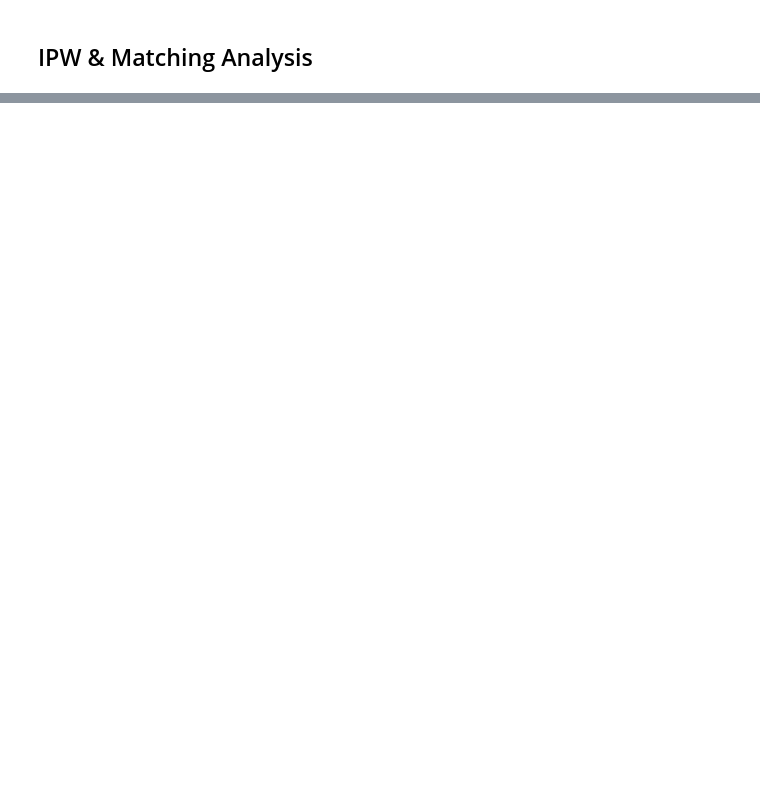
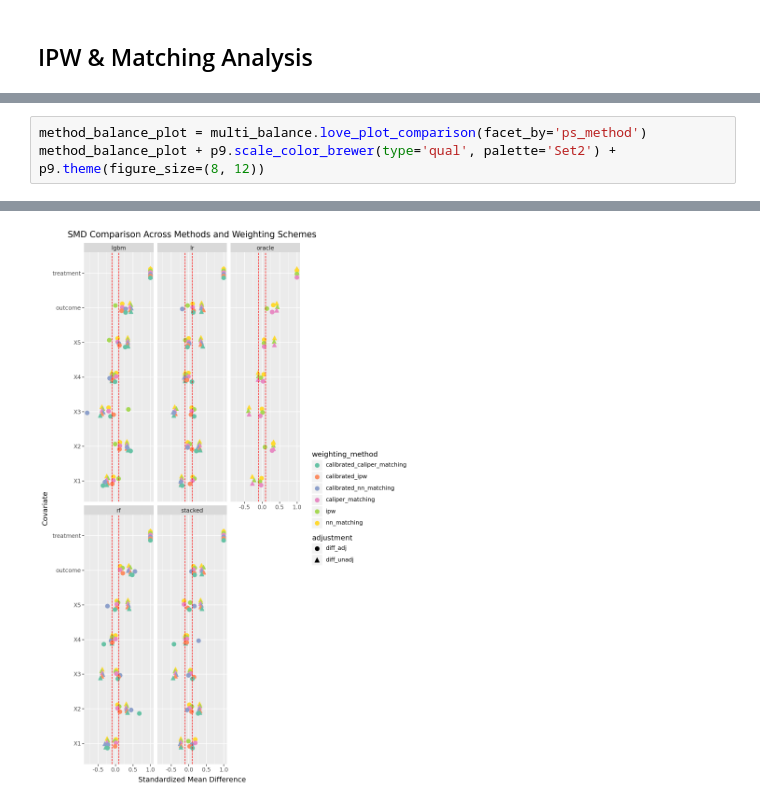
Before and after one commit to SvenKlaassen/cov-balance, a Jupyter notebook: ps_evaluation/notebooks/ps_evaluation_nonlinear_01.ipynb, the cells around one changed output, grey strips where cells are left out. Drawn from its saved outputs; the diff is of its cells as text; blank space fills up the shorter version.

```diff
--- a/ps_evaluation/notebooks/ps_evaluation_nonlinear_01.ipynb
+++ b/ps_evaluation/notebooks/ps_evaluation_nonlinear_01.ipynb
@@ -481,0 +293,4 @@ plot_vs_true_propensity_comparison(
+# %%
+method_balance_plot = multi_balance.love_plot_comparison(facet_by='ps_method')
+method_balance_plot + p9.scale_color_brewer(type='qual', palette='Set2') + p9.theme(figure_size=(8, 12))
+# %% [output]
@@ -481,0 +298 @@ plot_vs_true_propensity_comparison(
+[figure, added]
```
Also changed, not shown: parts of 15 cells of this notebook, 2 other files.
